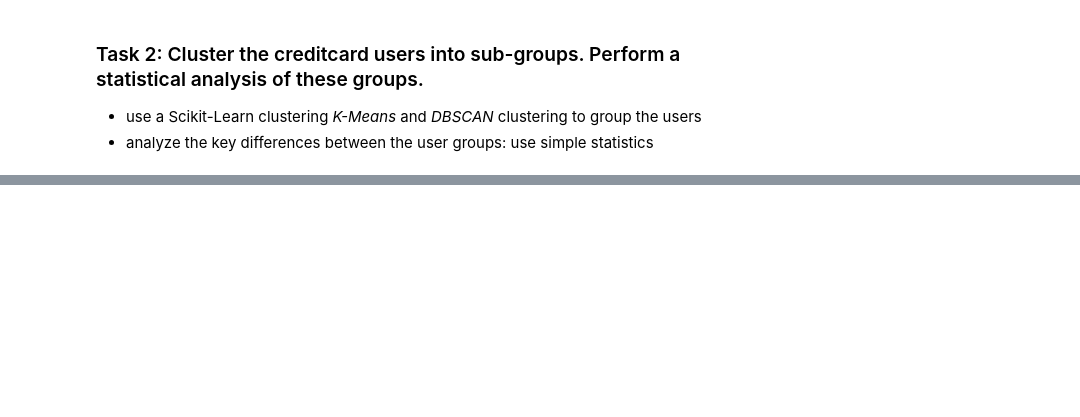
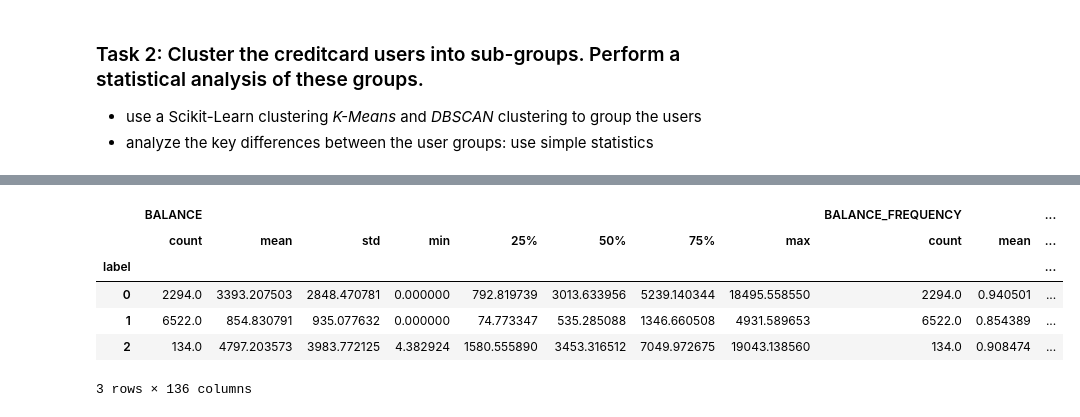
Before and after one commit to 0e141/ENITS_DataMining_WS23, a Jupyter notebook: Week_4/Assignment_4.1_Clustering.ipynb, the cells around one changed output, grey strips where cells are left out. Saved outputs shown, nothing was run; the diff lists cells and outputs as text; code cells hidden in the pictures; blank space fills up the shorter version.

```diff
--- a/Week_4/Assignment_4.1_Clustering.ipynb
+++ b/Week_4/Assignment_4.1_Clustering.ipynb
@@ -88 +95,11 @@ fit = model.fit(data)
+# %%
+data2.groupby("label").describe()
+# %% [output]
+|  | BALANCE |  |  |  |  |  |  |  | BALANCE_FREQUENCY |  | ... |
+|  | count | mean | std | min | 25% | 50% | 75% | max | count | mean | ... |
+| label |  |  |  |  |  |  |  |  |  |  | ... |
+| 0 | 2294.0 | 3393.207503 | 2848.470781 | 0.000000 | 792.819739 | 3013.633956 | 5239.140344 | 18495.558550 | 2294.0 | 0.940501 | ... |
+| 1 | 6522.0 | 854.830791 | 935.077632 | 0.000000 | 74.773347 | 535.285088 | 1346.660508 | 4931.589653 | 6522.0 | 0.854389 | ... |
+| 2 | 134.0 | 4797.203573 | 3983.772125 | 4.382924 | 1580.555890 | 3453.316512 | 7049.972675 | 19043.138560 | 134.0 | 0.908474 | ... |
+3 rows × 136 columns
 # %%
```
Also changed, not shown: parts of 5 cells of this notebook.
